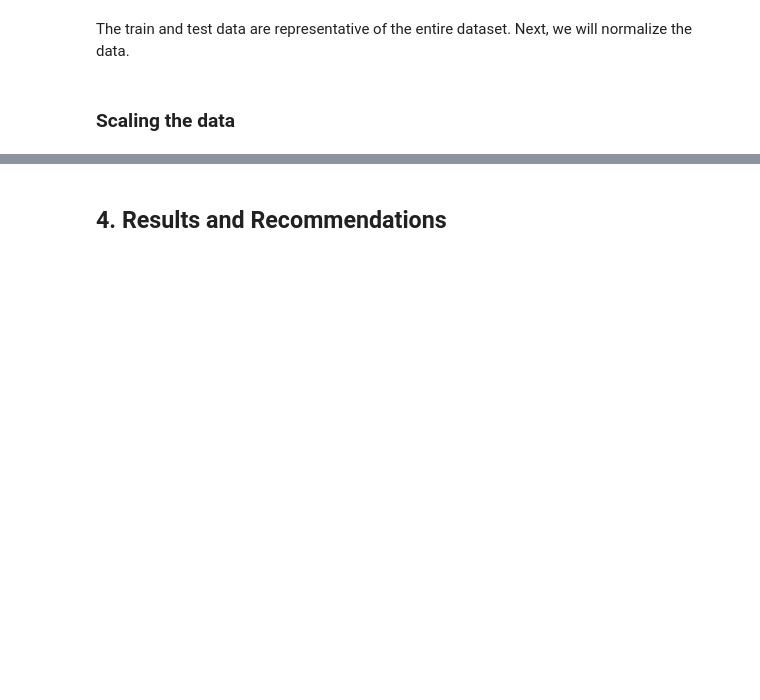
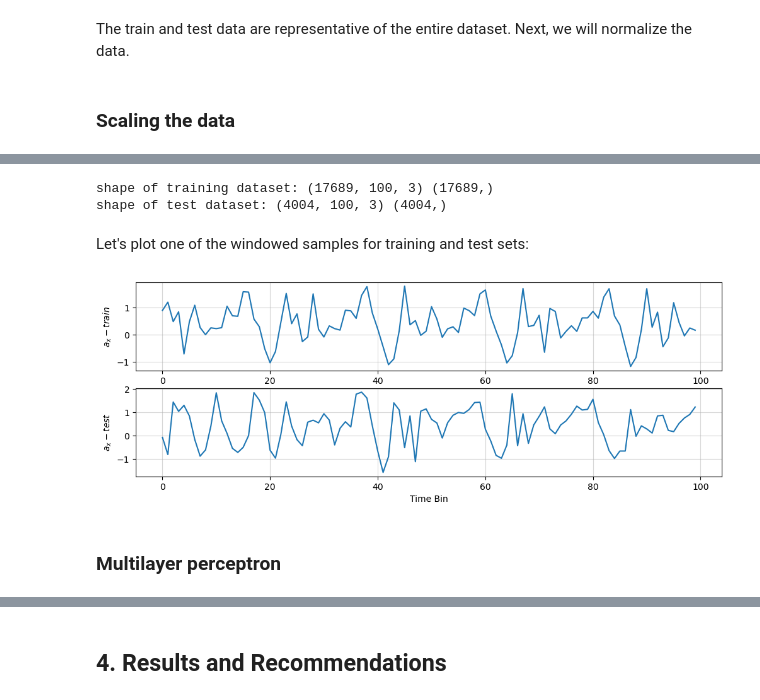
Before and after one commit to setare92-ha/activity_recognition_project, a Jupyter notebook: main.ipynb, the cells around one changed output, grey strips where cells are left out. Cells and saved outputs as stored; diff of their text form; code cells hidden in the pictures; blank space fills up the shorter version.

```diff
--- a/main.ipynb
+++ b/main.ipynb
@@ -446,0 +719,44 @@ The train and test data are representative of the entire dataset. Next, we will
+# %%
+X_train_scaled_windowed = np.concatenate(x_concat, axis=0)
+y_train_windowed = np.concatenate(y_concat)
+# %%
+## do the same for the test data
+x_concat = []
+y_concat=[]
+for subject in dft_test.user_id.unique():
+    for activity in activity_map.keys():
+        df_subject = dft_test[(dft_test['user_id']== subject) & (dft_test['activity']== activity)]
+        if df_subject.shape[0] < n_time:
+            continue
+        else:
+            x_windowed, y_windowed = window_subject_activity_data(df_subject, activity_map, n_time, overlap)
+            x_concat.append(x_windowed)
+            y_concat.append(y_windowed)
+# %%
+X_test_scaled_windowed = np.concatenate(x_concat, axis=0)
+y_test_windowed = np.concatenate(y_concat)
+# %%
+from sklearn.utils import shuffle
+
+X_train_scaled_windowed, y_train_windowed = shuffle(X_train_scaled_windowed, y_train_windowed, random_state=42)
+# %%
+print("shape of training dataset:", X_train_scaled_windowed.shape, y_train_windowed.shape)
+print("shape of test dataset:", X_test_scaled_windowed.shape, y_test_windowed.shape)
+# %% [output]
+shape of training dataset: (17689, 100, 3) (17689,)
+shape of test dataset: (4004, 100, 3) (4004,)
+# %% [markdown]
+Let's plot one of the windowed samples for training and test sets:
+# %%
+fig, ax = plt.subplots(2, 1, figsize=(12,4))
+ax[0].plot(list(range(0,n_time)), X_train_scaled_windowed[1,:,1])
+ax[1].plot(list(range(0,n_time)), X_test_scaled_windowed[1,:,1])
+ax[1].set_xlabel('Time Bin')
+ax[0].set_ylabel('$a_x - train$')
+ax[1].set_ylabel('$a_x - test$')
+ax[0].grid(alpha=0.5)
+ax[1].grid(alpha=0.5)
+# %% [output]
+[figure, added]
+# %% [markdown]
+### Multilayer perceptron
```
Also changed, not shown: parts of 41 cells of this notebook.
